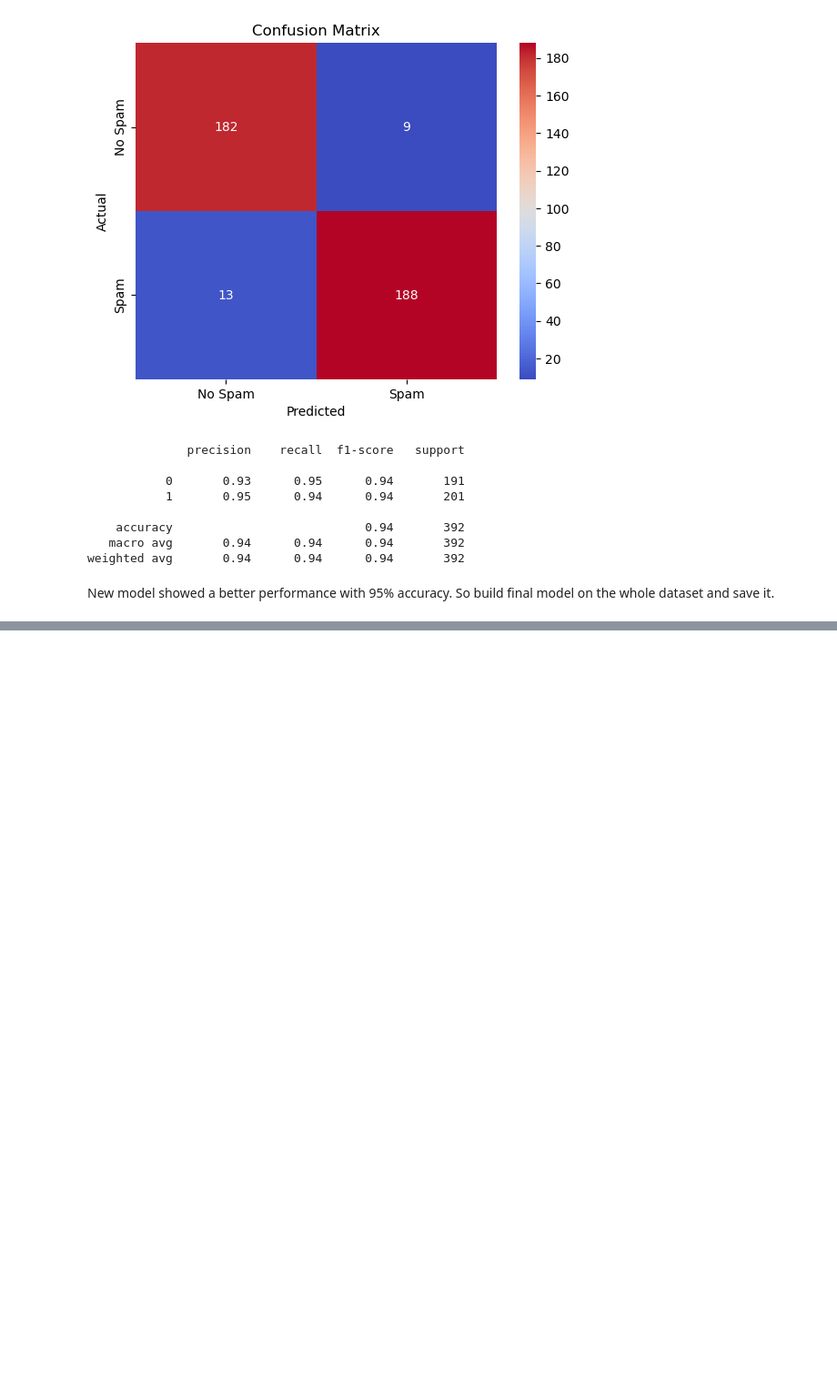
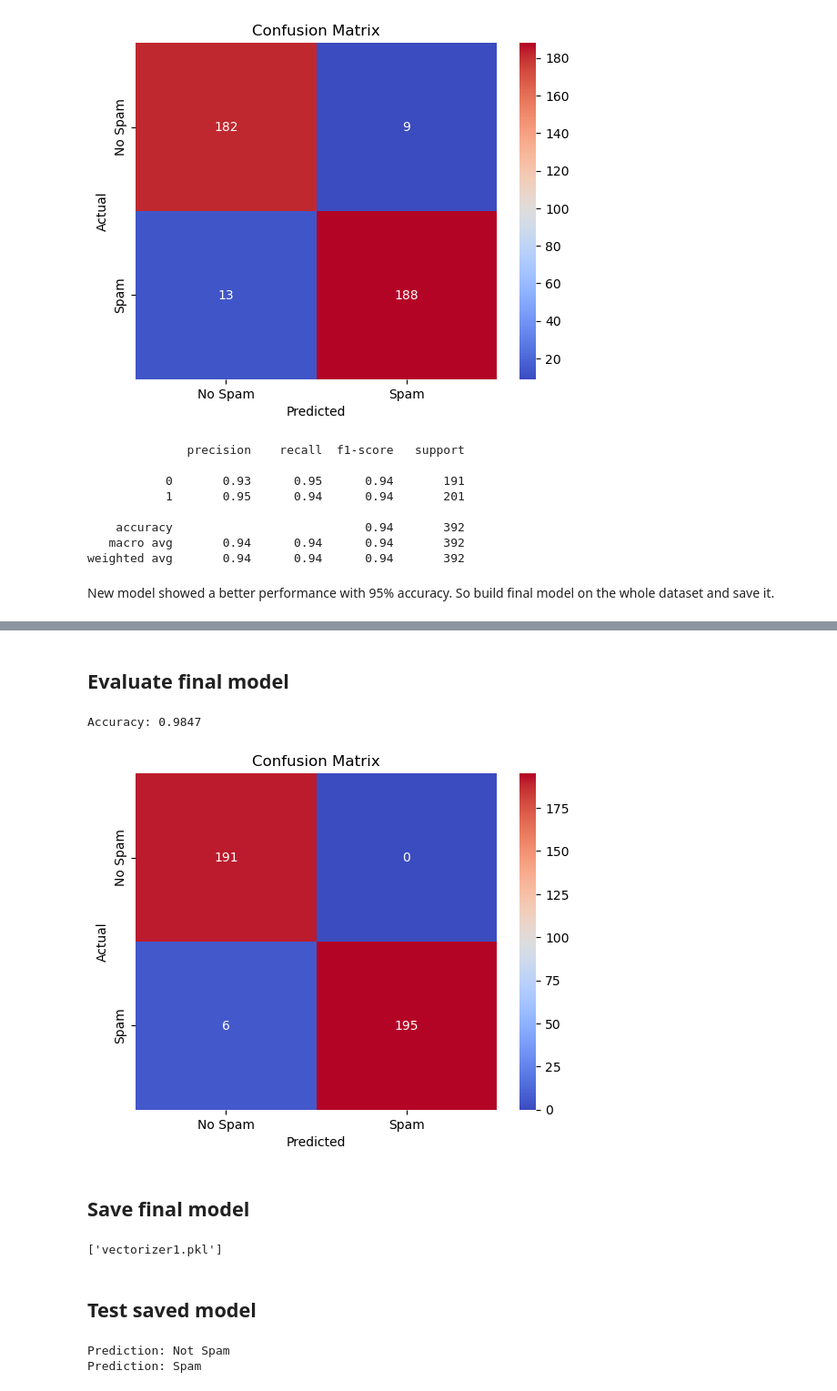
Before and after one commit to davydantoniuk/youtube-sentiment-analyser, a Jupyter notebook: models/model1/model1.ipynb, the cells around one changed output, grey strips where cells are left out. Shown at 91% size. Cells and saved outputs as stored; diff of their text form; code cells hidden in the pictures; blank space fills up the shorter version.

Commit message:
Build, evaluate, save and test final model with xgboost algorithm

```diff
--- a/models/model1/model1.ipynb
+++ b/models/model1/model1.ipynb
@@ -270,0 +318,53 @@ New model showed a better performance with 95% accuracy. So build final model on
+# %% [markdown]
+## Evaluate final model
+# %%
+X_train, X_test, y_train, y_test = train_test_split(X, y, test_size=0.2, random_state=42, stratify=y)
+y_pred = best_xgb.predict(X_test)
+accuracy = accuracy_score(y_test, y_pred)
+print(f"Accuracy: {accuracy:.4f}")
+# %% [output]
+Accuracy: 0.9847
+# %%
+conf_matrix = confusion_matrix(y_test, y_pred)
+sns.heatmap(conf_matrix, annot=True, fmt="d", cmap="coolwarm", xticklabels=["No Spam", "Spam"], yticklabels=["No Spam", "Spam"])
+plt.xlabel("Predicted")
+plt.ylabel("Actual")
+plt.title("Confusion Matrix")
+plt.show()
+# %% [output]
+[figure, added]
+# %% [markdown]
+## Save final model
+# %%
+import joblib
+joblib.dump(best_xgb, "model1.pkl")
+joblib.dump(vectorizer, "vectorizer1.pkl")
+# %% [output]
+['vectorizer1.pkl']
+# %% [markdown]
+## Test saved model
+# %%
+model1 = joblib.load("model1.pkl")
+vectorizer1 = joblib.load("vectorizer1.pkl")
+def classify_text(text,model,vectorizer):
+    """
+    Classifies a given text as Spam (1) or Not Spam (0) using the trained model.
+
+    Args:
+    text (str): The input text message to classify.
+
+    Returns:
+    str: "Spam" if classified as spam, otherwise "Not Spam"
+    """
+    text_transformed = vectorizer.transform([text])
+    prediction = model.predict(text_transformed)[0]
+    return "Spam" if prediction == 1 else "Not Spam"
+
+
+sample_text = "Congratulations! You've won a free gift. Click here to claim!"
+print(f"Prediction: {classify_text(sample_text,model1,vectorizer1)}")
+sample_text2 = "Look my new video please https://www.youtube.com/watch?v=abc123"
+print(f"Prediction: {classify_text(sample_text2,model1,vectorizer1)}")
+# %% [output]
+Prediction: Not Spam
+Prediction: Spam
```
Also changed, not shown: parts of 2 cells of this notebook.
